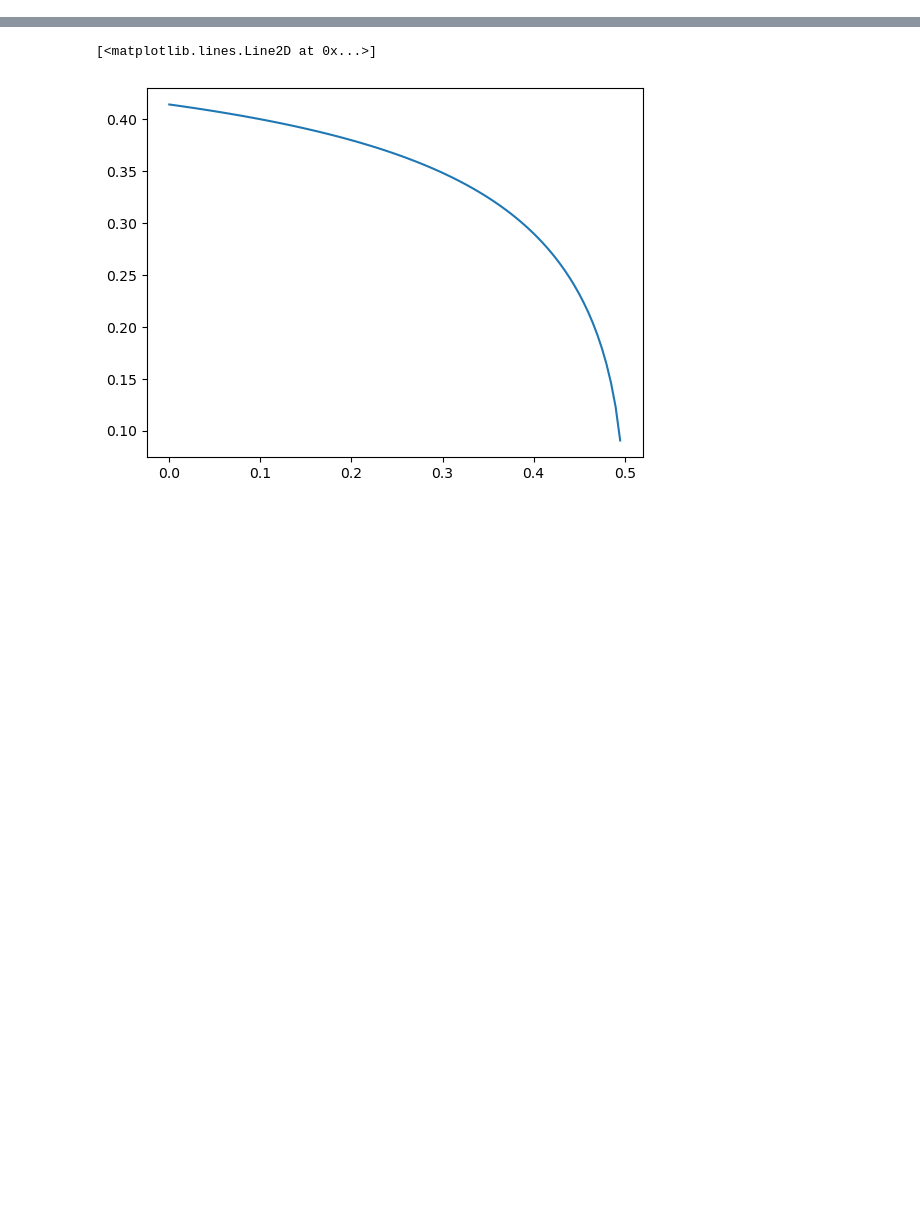
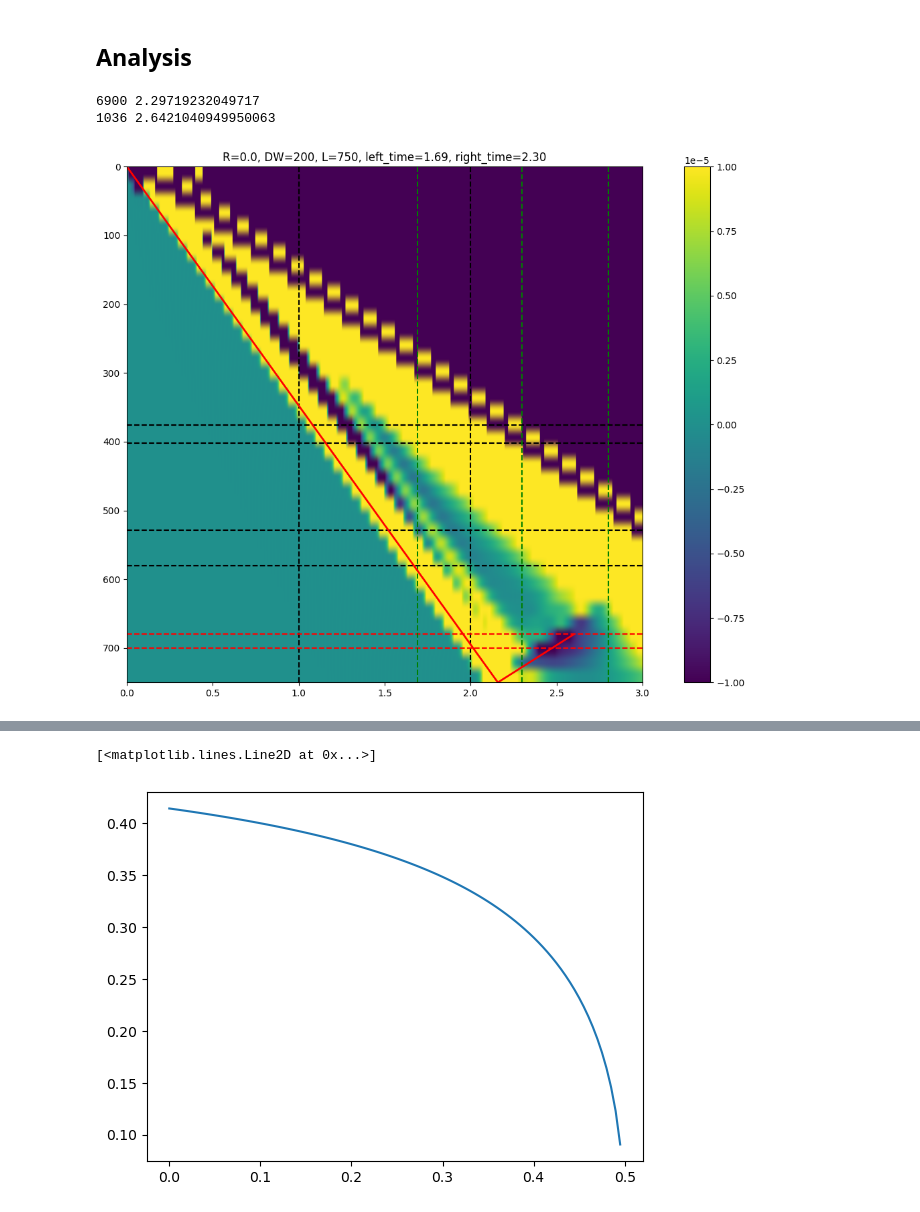
Before and after one commit to terilat/SGYAnalyzer, a Jupyter notebook: convergence_check.ipynb, the cells around one changed output, grey strips where cells are left out. Cells and saved outputs as stored; diff of their text form; code cells hidden in the pictures; blank space fills up the shorter version.

```diff
--- a/convergence_check.ipynb
+++ b/convergence_check.ipynb
@@ -47,0 +105,66 @@ receiver_visibility = [True for _ in range(tensor_0['Uy'].shape[0])]
+# %% [markdown]
+## Analysis
+# %%
+variable = 'Uy'
+T_exp = 3
+ind_plot = 16
+
+left_border = 5200
+right_border = 6900
+
+left_time = 1.69
+right_time = right_border / tensors_list[ind_plot][variable].shape[1] * T_exp
+
+extent = [0, T_exp, params[ind_plot]['L'], 0]
+
+plt.figure(figsize=(16, 10))
+plt.imshow(
+    tensors_list[ind_plot][variable],
+    aspect=0.004,
+    vmin=-1e-5,
+    vmax=1e-5,
+    extent=extent
+)
+plt.title(f'R={params[ind_plot]["R"]}, DW={params[ind_plot]["DW"]}, L={params[ind_plot]["L"]}, left_time={left_time:.2f}, right_time={right_time:.2f}')
+plt.axhline(y=580, color='black', linestyle='--')
+plt.axhline(y=529, color='black', linestyle='--')
+plt.axhline(y=402, color='black', linestyle='--')
+plt.axvline(x=2, color='black', linestyle='--')
+
+plt.axhline(y=376, color='black', linestyle='--')
+plt.axvline(x=1, color='black', linestyle='--')
+
+
+plt.axhline(y=680, color='red', linestyle='--')
+plt.axhline(y=700, color='red', linestyle='--')
+plt.axvline(x=left_time, color='green', linestyle='--')
+plt.axvline(x=right_time, color='green', linestyle='--')
+plt.axvline(x=2.8, color='green', linestyle='--')
+
+N = tensors_list[ind_plot]['Uy'][-1].shape[-1]
+
+f_x1 = 0
+f_x2 = tensors_list[ind_plot]['Uy'][-1].argmax() / N * T_exp # 750 / 376.43
+f_y1 = 0
+f_y2 = 750
+
+plt.plot([f_x1, f_x2], [f_y1, f_y2], color='red', linestyle='-', linewidth=2)
+
+border_ind = int(N * right_time / T_exp)
+shift = np.abs(tensors_list[ind_plot]['Uy'][34, border_ind:int(2.8 / T_exp * N)]).argmax()
+print(border_ind, border_ind / N * T_exp)
+print(shift, (border_ind + shift) / N * T_exp)
+
+r_x1 = f_x2 # 750 / 376.43
+r_x2 = 2.6 # 750 / 376.43
+r_y1 = f_y2
+r_y2 = 680
+
+plt.plot([r_x1, r_x2], [r_y1, r_y2], color='red', linestyle='-', linewidth=2)
+
+plt.colorbar()
+plt.show()
+# %% [output]
+6900 2.29719232049717
+1036 2.6421040949950063
+[figure, added]
```
Also changed, not shown: parts of 28 cells of this notebook, 51 other files.
